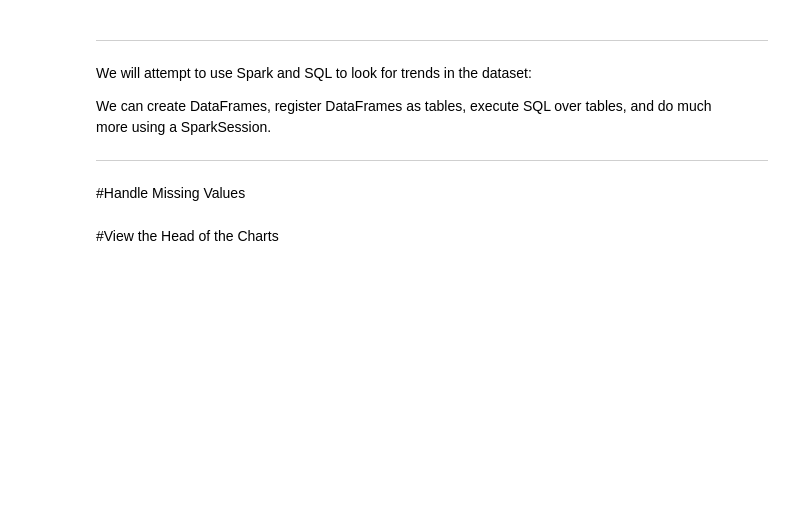
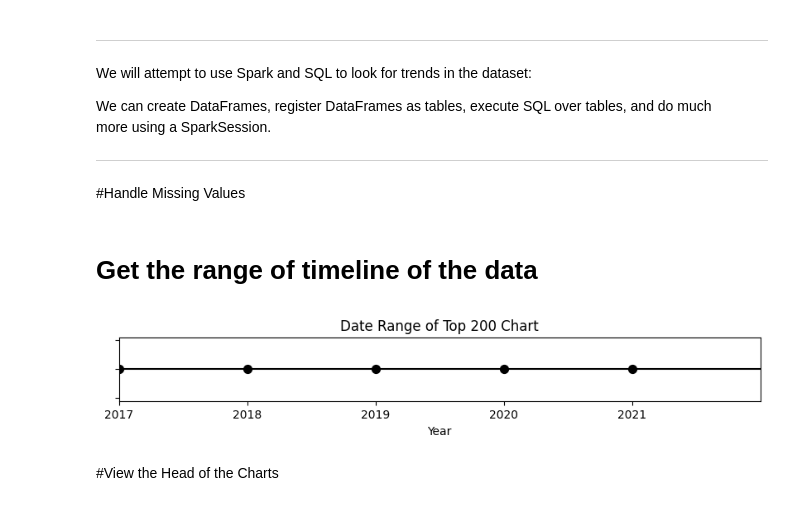
Before and after one commit to chaudharytv/DSAFinalProject, a Jupyter notebook: SpotifyCharts-2.ipynb, the cells around one changed output. Cells and saved outputs as stored; diff of their text form; code cells hidden in the pictures; blank space fills up the shorter version.

```diff
--- a/SpotifyCharts-2.ipynb
+++ b/SpotifyCharts-2.ipynb
@@ -212,6 +206,43 @@ dfs.createOrReplaceTempView("charts")
 #Handle Missing Values
 # %%
 dfs = dfs.na.drop(subset=["title", "artist"])
+# %% [markdown]
+# Get the range of timeline of the data
+# %%
+# Execute query and convert result to Pandas DataFrame
+date_range_df = spark.sql('''
+SELECT MIN(date) begin, MAX(date) end
+FROM charts
+WHERE chart = 'top200';
+''').toPandas()
+
+# Extract begin and end dates from DataFrame
+begin_date = pd.to_datetime(date_range_df['begin'][0])
+end_date = pd.to_datetime(date_range_df['end'][0])
+
+# Calculate date range in years
+date_range_years = (end_date - begin_date).days / 365
+
+# Create list of years in date range
+years = pd.date_range(begin_date, end_date, freq='YS').tolist()
+
+# Create a horizontal bar plot
+fig, ax = plt.subplots(figsize=(10, 1))
+ax.hlines(y=0, xmin=begin_date, xmax=end_date, color='black')
+ax.scatter(x=years, y=[0]*len(years), color='black', s=50)
+ax.set_xlim([begin_date, end_date])
+ax.set_yticklabels([])
+ax.set_xlabel('Year')
+ax.xaxis.set_major_locator(mdates.YearLocator())
+ax.xaxis.set_major_formatter(mdates.DateFormatter('%Y'))
+
+# Set title
+plt.title('Date Range of Top 200 Chart')
+
+# Save plot to local file
+plt.savefig('img/timeline.png')
+# %% [output]
+[figure, added]
 # %% [markdown]
 #View the Head of the Charts
 # %%
```
Also changed, not shown: parts of 45 cells of this notebook, 1 other file.
